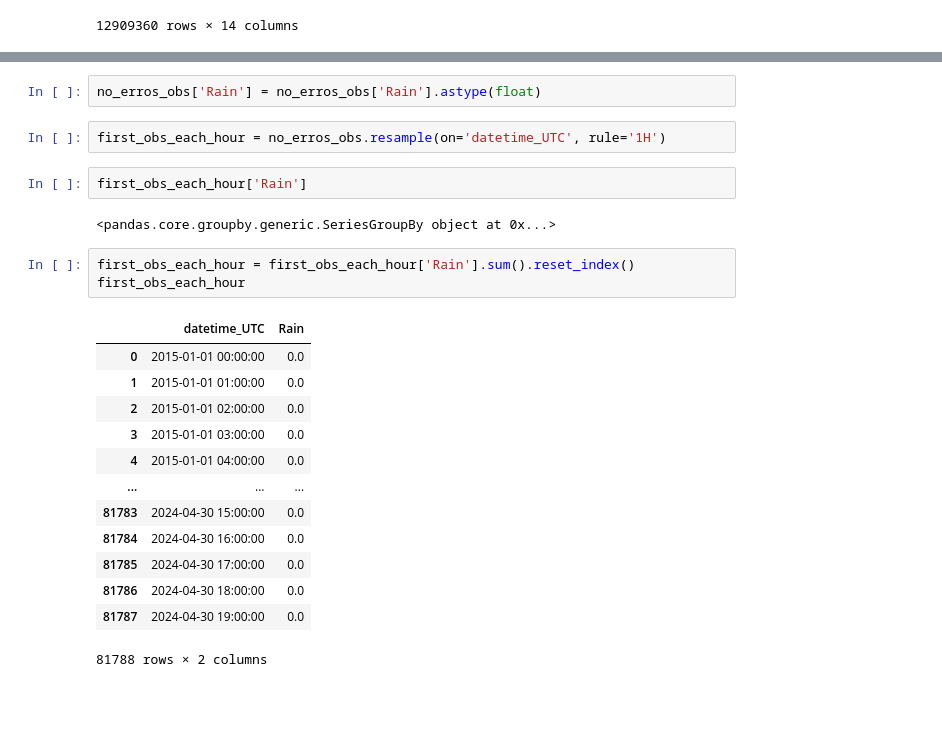
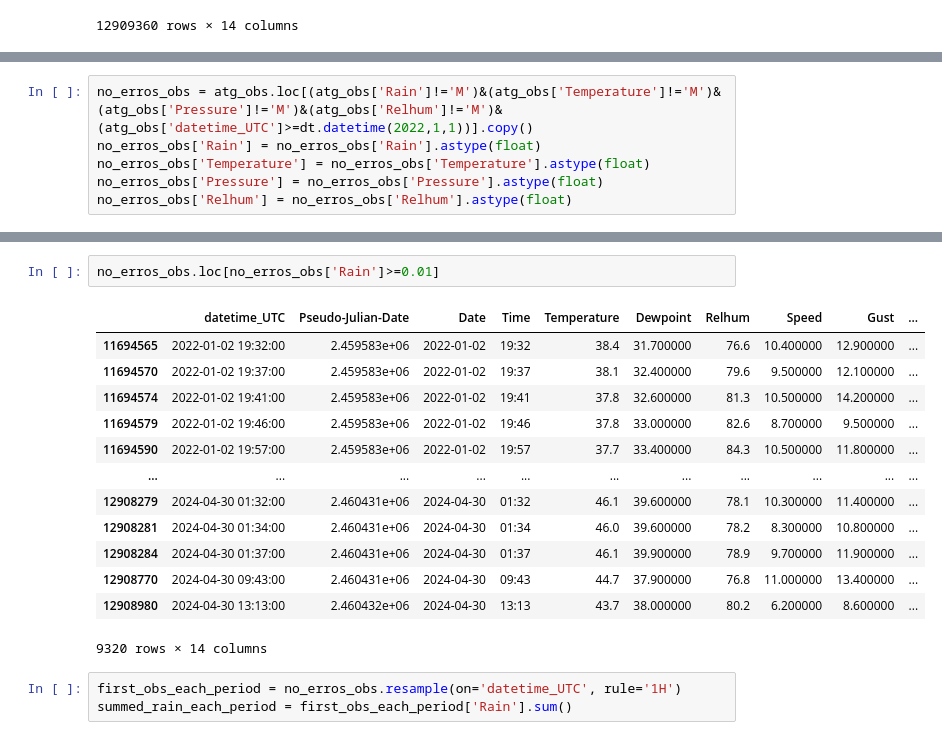
Before and after one commit to aditya-uw/WeatherPatrol, a Jupyter notebook: notebooks/read_data_from_atg.ipynb, the cells around one changed output, grey strips where cells are left out. Saved outputs shown, nothing was run; the diff lists cells and outputs as text; blank space fills up the shorter version.

```diff
--- a/notebooks/read_data_from_atg.ipynb
+++ b/notebooks/read_data_from_atg.ipynb
@@ -43,0 +42,6 @@ no_erros_obs = atg_obs.loc[(atg_obs['Rain']!='M')&(atg_obs['datetime_UTC']>=dt.d
+# %%
+no_erros_obs = atg_obs.loc[(atg_obs['Rain']!='M')&(atg_obs['Temperature']!='M')&(atg_obs['Pressure']!='M')&(atg_obs['Relhum']!='M')&(atg_obs['datetime_UTC']>=dt.datetime(2022,1,1))].copy()
+no_erros_obs['Rain'] = no_erros_obs['Rain'].astype(float)
+no_erros_obs['Temperature'] = no_erros_obs['Temperature'].astype(float)
+no_erros_obs['Pressure'] = no_erros_obs['Pressure'].astype(float)
+no_erros_obs['Relhum'] = no_erros_obs['Relhum'].astype(float)
@@ -44,25 +94,19 @@ no_erros_obs = atg_obs.loc[(atg_obs['Rain']!='M')&(atg_obs['datetime_UTC']>=dt.d
 # %%
-no_erros_obs['Rain'] = no_erros_obs['Rain'].astype(float)
+no_erros_obs.loc[no_erros_obs['Rain']>=0.01]
+# %% [output]
+|  | datetime_UTC | Pseudo-Julian-Date | Date | Time | Temperature | Dewpoint | Relhum | Speed | Gust | ... |
+| 11694565 | 2022-01-02 19:32:00 | 2.459583e+06 | 2022-01-02 | 19:32 | 38.4 | 31.700000 | 76.6 | 10.400000 | 12.900000 | ... |
+| 11694570 | 2022-01-02 19:37:00 | 2.459583e+06 | 2022-01-02 | 19:37 | 38.1 | 32.400000 | 79.6 | 9.500000 | 12.100000 | ... |
+| 11694574 | 2022-01-02 19:41:00 | 2.459583e+06 | 2022-01-02 | 19:41 | 37.8 | 32.600000 | 81.3 | 10.500000 | 14.200000 | ... |
+| 11694579 | 2022-01-02 19:46:00 | 2.459583e+06 | 2022-01-02 | 19:46 | 37.8 | 33.000000 | 82.6 | 8.700000 | 9.500000 | ... |
+| 11694590 | 2022-01-02 19:57:00 | 2.459583e+06 | 2022-01-02 | 19:57 | 37.7 | 33.400000 | 84.3 | 10.500000 | 11.800000 | ... |
+| ... | ... | ... | ... | ... | ... | ... | ... | ... | ... | ... |
+| 12908279 | 2024-04-30 01:32:00 | 2.460431e+06 | 2024-04-30 | 01:32 | 46.1 | 39.600000 | 78.1 | 10.300000 | 11.400000 | ... |
+| 12908281 | 2024-04-30 01:34:00 | 2.460431e+06 | 2024-04-30 | 01:34 | 46.0 | 39.600000 | 78.2 | 8.300000 | 10.800000 | ... |
+| 12908284 | 2024-04-30 01:37:00 | 2.460431e+06 | 2024-04-30 | 01:37 | 46.1 | 39.900000 | 78.9 | 9.700000 | 11.900000 | ... |
+| 12908770 | 2024-04-30 09:43:00 | 2.460431e+06 | 2024-04-30 | 09:43 | 44.7 | 37.900000 | 76.8 | 11.000000 | 13.400000 | ... |
+| 12908980 | 2024-04-30 13:13:00 | 2.460432e+06 | 2024-04-30 | 13:13 | 43.7 | 38.000000 | 80.2 | 6.200000 | 8.600000 | ... |
+9320 rows × 14 columns
 # %%
-first_obs_each_hour = no_erros_obs.resample(on='datetime_UTC', rule='1H')
+first_obs_each_period = no_erros_obs.resample(on='datetime_UTC', rule='1H')
+summed_rain_each_period = first_obs_each_period['Rain'].sum()
-# %%
-first_obs_each_hour['Rain']
-# %% [output]
-<pandas.core.groupby.generic.SeriesGroupBy object at 0x...>
-# %%
-first_obs_each_hour = first_obs_each_hour['Rain'].sum().reset_index()
-first_obs_each_hour
-# %% [output]
-|  | datetime_UTC | Rain |
-| 0 | 2015-01-01 00:00:00 | 0.0 |
-| 1 | 2015-01-01 01:00:00 | 0.0 |
-| 2 | 2015-01-01 02:00:00 | 0.0 |
-| 3 | 2015-01-01 03:00:00 | 0.0 |
-| 4 | 2015-01-01 04:00:00 | 0.0 |
-| ... | ... | ... |
-| 81783 | 2024-04-30 15:00:00 | 0.0 |
-| 81784 | 2024-04-30 16:00:00 | 0.0 |
-| 81785 | 2024-04-30 17:00:00 | 0.0 |
-| 81786 | 2024-04-30 18:00:00 | 0.0 |
-| 81787 | 2024-04-30 19:00:00 | 0.0 |
-81788 rows × 2 columns
```
Also changed, not shown: parts of 5 cells of this notebook.
